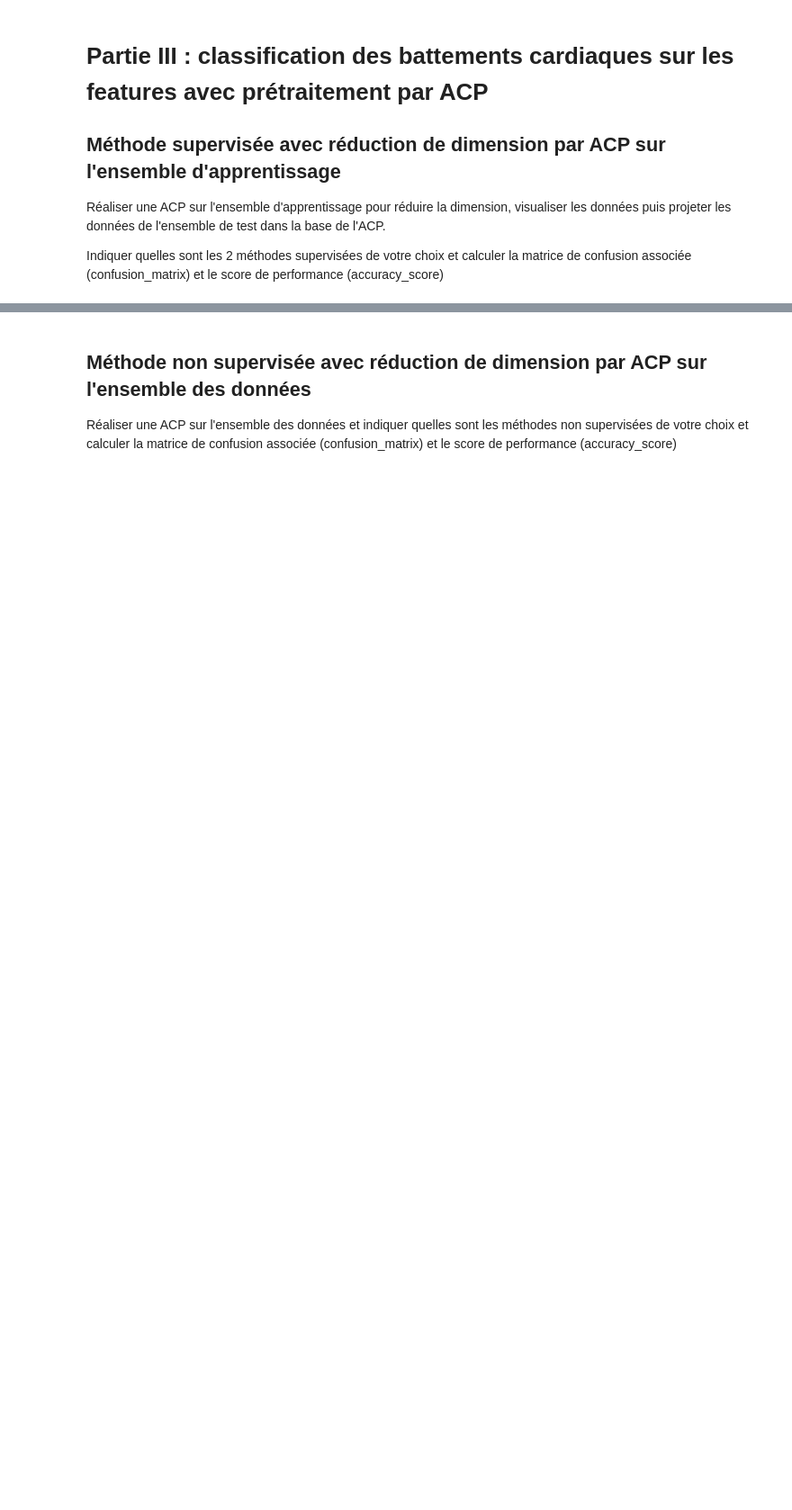
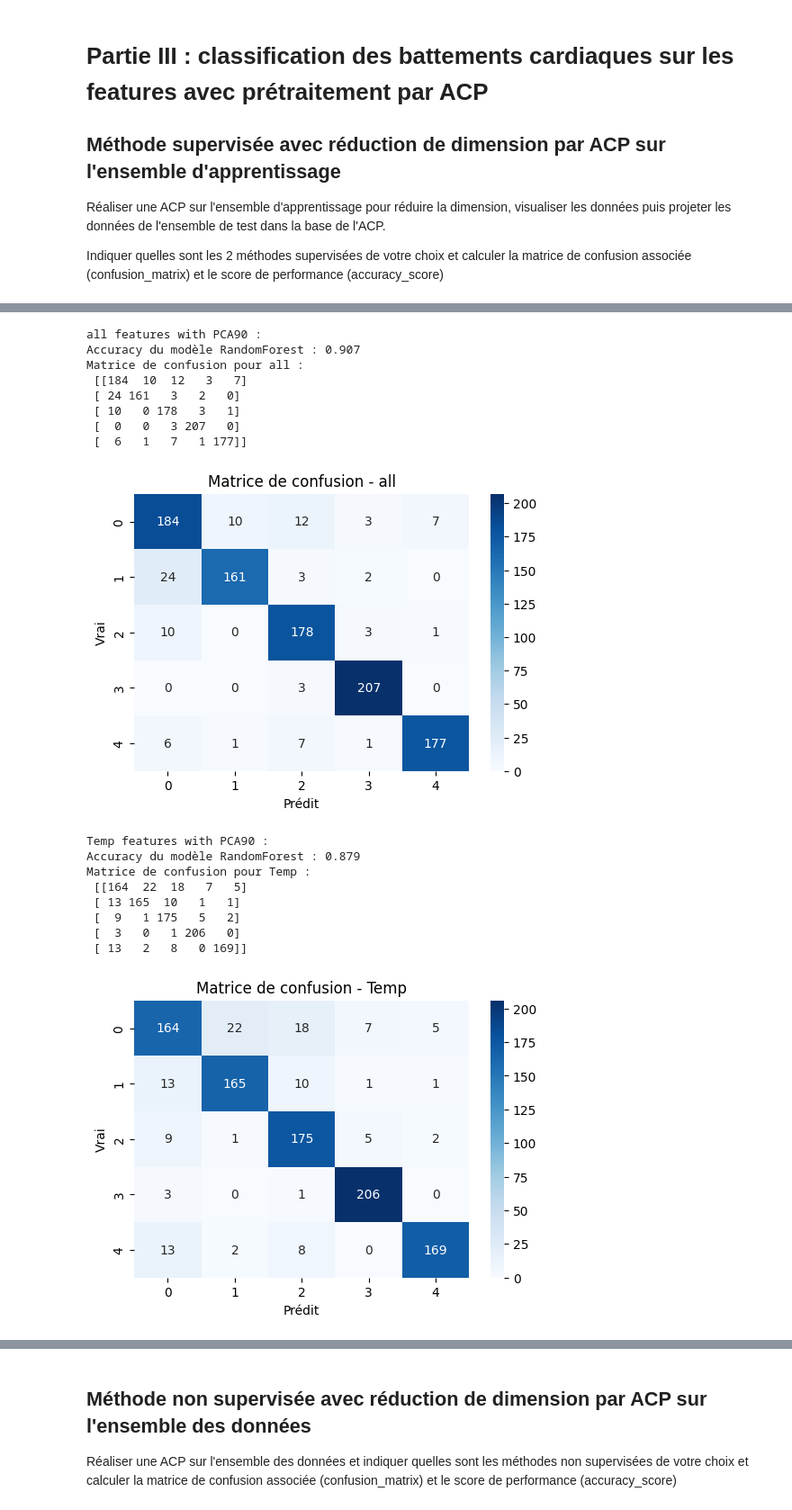
Before and after one commit to AsmaeKarmouchi/Project_ECG_Classification, a Jupyter notebook: Projet_ECG_Etudiant (2).ipynb, the cells around one changed output, grey strips where cells are left out. Shown at 90% size. Drawn from its saved outputs; the diff is of its cells as text; code cells hidden in the pictures; blank space fills up the shorter version.

```diff
--- a/Projet_ECG_Etudiant (2).ipynb
+++ b/Projet_ECG_Etudiant (2).ipynb
@@ -1317,9 +1325,0 @@ python
-# %%
-from sklearn.preprocessing import StandardScaler
-
-# Normalisation des données (toutes caractéristiques combinées)
-scaler = StandardScaler()
-DataFeature_scaled = scaler.fit_transform(DataFeature)
-
-# Vérification des dimensions
-print("Taille des données normalisées :", DataFeature_scaled.shape)
@@ -1440,0 +1390,35 @@ Accuracy - Random Forest : 0.907
+# %%
+# Tester et afficher les résultats
+for key, model in best_models.items():
+    print(f"\n{key} features with PCA90 :")
+    X_test = pca_transformed_data[f"{key}_test_PCA"]
+    y_pred, accuracy = rf_model(model, X_test, LabelF_test)
+    conf_matrix = confusion_matrix(LabelF_test, y_pred)
+    print(f"Matrice de confusion pour {key} :\n", conf_matrix)
+
+    # Affichage de la matrice de confusion
+    plt.figure(figsize=(6, 4))
+    sns.heatmap(conf_matrix, annot=True, fmt="d", cmap="Blues")
+    plt.title(f"Matrice de confusion - {key}")
+    plt.xlabel("Prédit")
+    plt.ylabel("Vrai")
+    plt.show()
+# %% [output]
+all features with PCA90 :
+Accuracy du modèle RandomForest : 0.907
+Matrice de confusion pour all :
+ [[184  10  12   3   7]
+ [ 24 161   3   2   0]
+ [ 10   0 178   3   1]
+ [  0   0   3 207   0]
+ [  6   1   7   1 177]]
+[figure, added]
+Temp features with PCA90 :
+Accuracy du modèle RandomForest : 0.879
+Matrice de confusion pour Temp :
+ [[164  22  18   7   5]
+ [ 13 165  10   1   1]
+ [  9   1 175   5   2]
+ [  3   0   1 206   0]
+ [ 13   2   8   0 169]]
+[figure, added]
```
Also changed, not shown: parts of 53 cells of this notebook.
